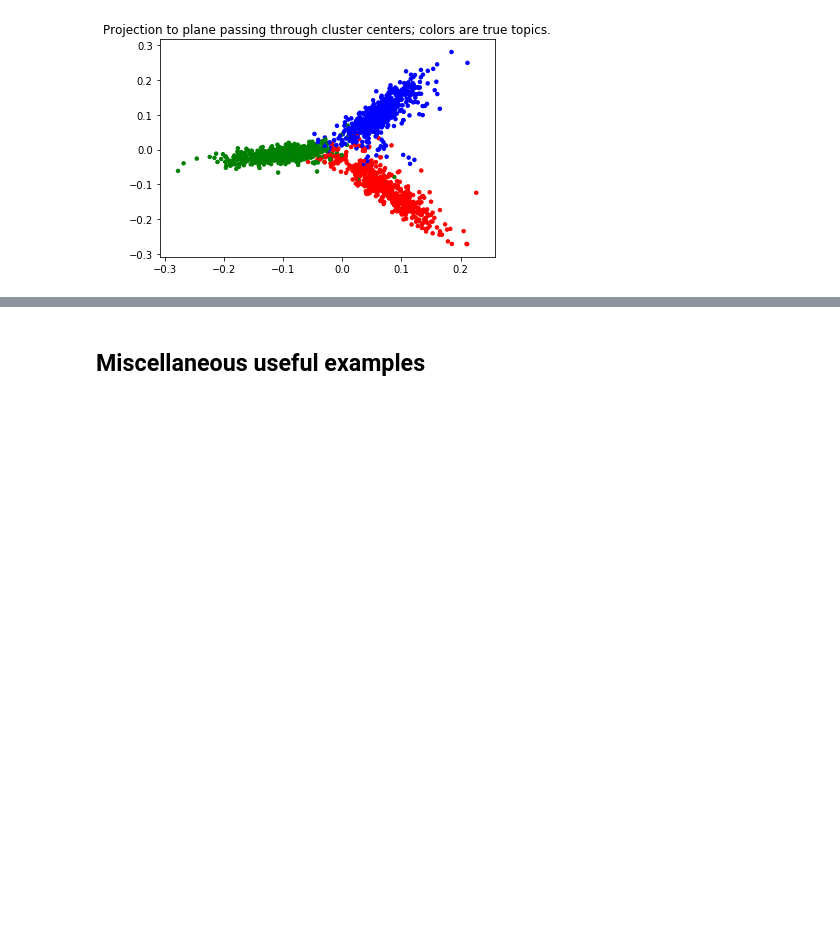
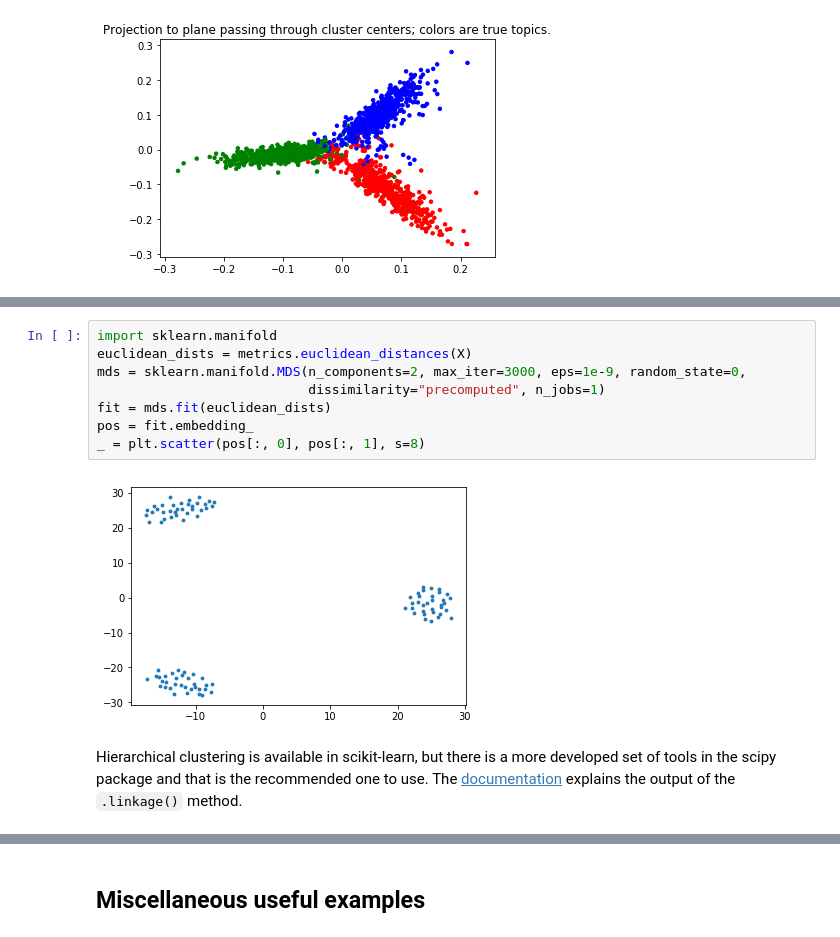
Before and after one commit to lapets/course-data-science, a Jupyter notebook: lecture-2018-10-11.ipynb, the cells around one changed output, grey strips where cells are left out. Drawn from its saved outputs; the diff is of its cells as text; blank space fills up the shorter version.

```diff
--- a/lecture-2018-10-11.ipynb
+++ b/lecture-2018-10-11.ipynb
@@ -110,0 +126,12 @@ plt.show()
+# %%
+import sklearn.manifold
+euclidean_dists = metrics.euclidean_distances(X)
+mds = sklearn.manifold.MDS(n_components=2, max_iter=3000, eps=1e-9, random_state=0,
+                           dissimilarity="precomputed", n_jobs=1)
+fit = mds.fit(euclidean_dists)
+pos = fit.embedding_
+_ = plt.scatter(pos[:, 0], pos[:, 1], s=8)
+# %% [output]
+[figure, added]
+# %% [markdown]
+Hierarchical clustering is available in scikit-learn, but there is a more developed set of tools in the scipy package and that is the recommended one to use. The [documentation](https://docs.scipy.org/doc/scipy/reference/generated/scipy.cluster.hierarchy.linkage.html#scipy.cluster.hierarchy.linkage) explains the output of the `.linkage()` method.
```
Also changed, not shown: parts of 16 cells of this notebook.
